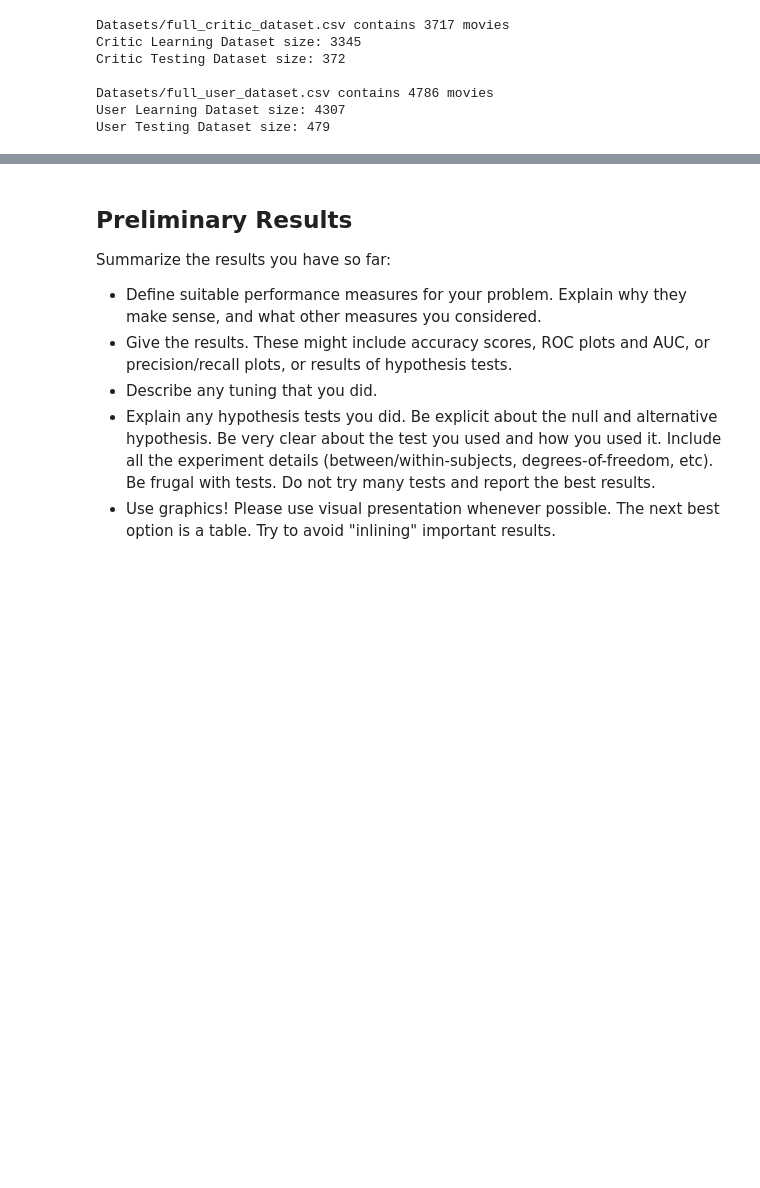
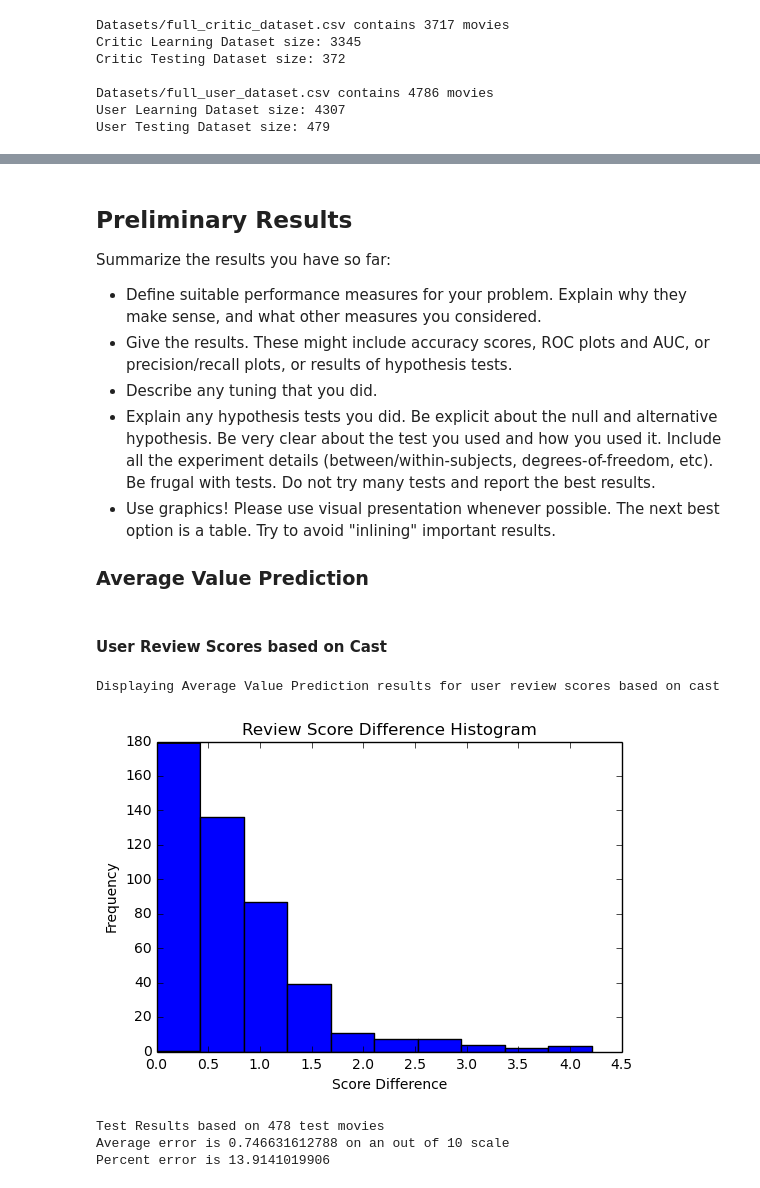
Before and after one commit to CSCI4800-Fall2016-Group12/IMDB-Rating-Prediction, a Jupyter notebook: Preliminary Data Analysis.ipynb, the cells around one changed output, grey strips where cells are left out. Drawn from its saved outputs; the diff is of its cells as text; code cells hidden in the pictures; blank space fills up the shorter version.

Commit message:
Added smaller people dictionaries for lin reg, added Average Value Prediction algorithm, added statistics generation for AVP algorithm

```diff
--- a/Preliminary Data Analysis.ipynb
+++ b/Preliminary Data Analysis.ipynb
@@ -267,8 +267,23 @@ Movies remaining: 4886
 
 Since we are investigating two different ratings, critic and user, we will create two data sets; one for each. When making these datasets we will also need to remove movies that are missing the critic rating or user rating in the respective datasets. Also, if the number of contributed critic ratings or user ratings is too low we will also remove it. This is aimed at making the data more accurate by having a better sample size for the ratings.
 # %%
+import pickle
+
+with open('Datasets/people_id_dictionary.pickle', 'rb') as handle:
+    people_id_dict = pickle.load(handle)
+
 min_required_critic_reviews = 10
 min_required_user_reviews = 100
+
+def create_smaller_people_dict(mov_dataset, people_dict):
+    new_dict = {}
+    for i, movie in mov_dataset.iterrows():
+        for person_id in get_people_list(movie['cast_info']):
+            new_dict[person_id] = people_dict[person_id]
+        for person_id in get_people_list(movie['writer_info']):
+            new_dict[person_id] = people_dict[person_id]
+
+    return new_dict
 
 def create_critic_dataset(clean_movie_data, min_required_critic_reviews):
     dirty_critic_data = {'critic_review_score': [], 'num_critic_for_reviews': []}
@@ -303,12 +318,20 @@ def create_user_dataset(clean_movie_data, min_required_user_reviews):
     return clean_movie_data[~clean_movie_data['imdb_id'].isin(user_removal_list)]
 
 full_critic_dataset = create_critic_dataset(clean_movie_data, min_required_critic_reviews)
-print('Full Critic Dataset contains {} movies\n'.format(len(full_critic_dataset)))
+print('Full Critic Dataset contains {} movies'.format(len(full_critic_dataset)))
 full_critic_dataset.to_csv('Datasets/full_critic_dataset.csv')
+critic_people_dict = create_smaller_people_dict(full_critic_dataset, people_id_dict)
+with open('Datasets/critic_people_id_dictionary.pickle', 'wb') as handle:
+        pickle.dump(critic_people_dict, handle)
+print('Saved critic people dictionary containing {} people\n'.format(len(critic_people_dict)))
 
 full_user_dataset = create_user_dataset(clean_movie_data, min_required_user_reviews)
 print('Full User Dataset contains {} movies'.format(len(full_user_dataset)))
 full_user_dataset.to_csv('Datasets/full_user_dataset.csv')
+user_people_dict = create_smaller_people_dict(full_user_dataset, people_id_dict)
+with open('Datasets/user_people_id_dictionary.pickle', 'wb') as handle:
+        pickle.dump(user_people_dict, handle)
+print('Saved user people dictionary containing {} people'.format(len(user_people_dict)))
 # %% [output]
 Critic Dataset - missing critic_review_score: 1144
 Critic Dataset - not enough reviews (<10): 303
@@ -470,3 +585,5 @@ Summarize the results you have so far:
 * Describe any tuning that you did.
 * Explain any hypothesis tests you did. Be explicit about the null and alternative hypothesis. Be very clear about the test you used and how you used it. Include all the experiment details (between/within-subjects, degrees-of-freedom, etc). Be frugal with tests. Do not try many tests and report the best results.
 * Use graphics! Please use visual presentation whenever possible. The next best option is a table. Try to avoid "inlining" important results.
+
+### Average Value Prediction
@@ -472,0 +674,10 @@ Summarize the results you have so far:
+# %% [markdown]
+#### User Review Scores based on Cast
+# %%
+display_all_results(predicted_user_cast_movies, test_user_movdata, 'user_review_score', 'cast_info')
+# %% [output]
+Displaying Average Value Prediction results for user review scores based on cast
+[figure, added]
+Test Results based on 478 test movies
+Average error is 0.746631612788 on an out of 10 scale
+Percent error is 13.9141019906
```
Also changed, not shown: parts of 14 cells of this notebook, 3 other files.
